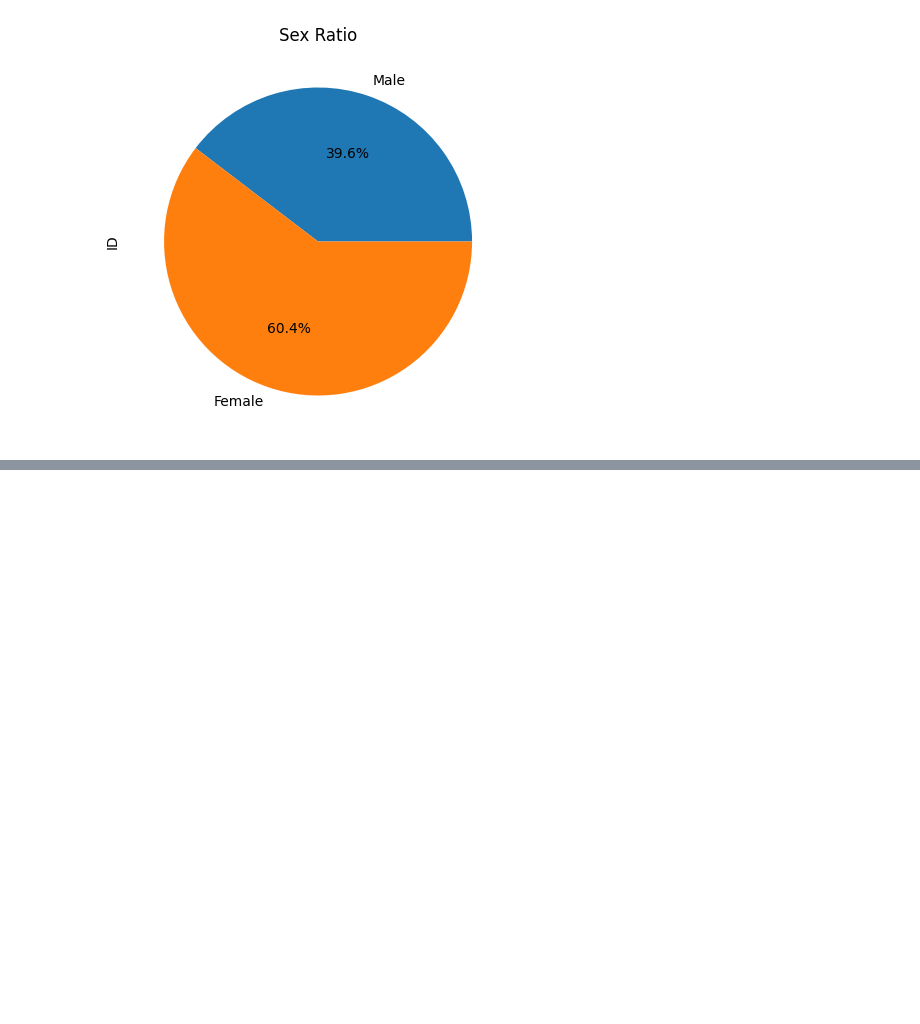
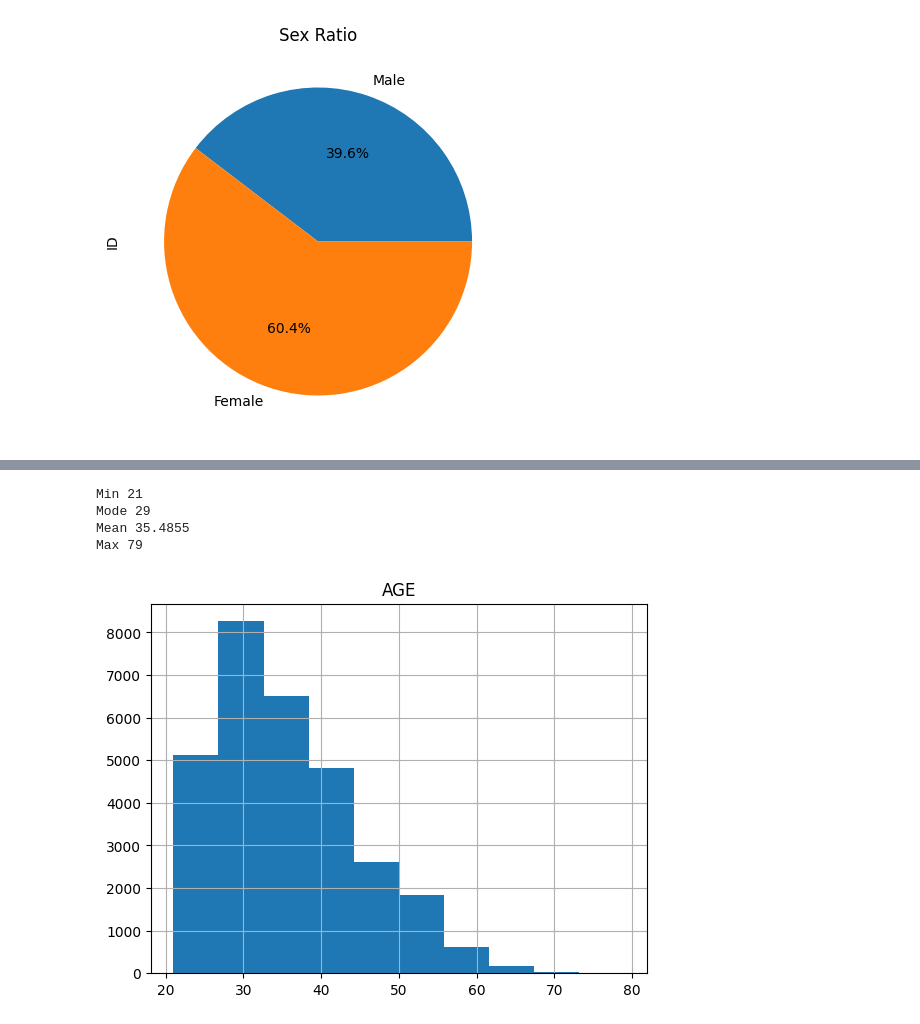
Before and after one commit to actlyong/DataScience, a Jupyter notebook: credit_scoring_model/credit_scoring_model.ipynb, the cells around one changed output, grey strips where cells are left out. Drawn from its saved outputs; the diff is of its cells as text; code cells hidden in the pictures; blank space fills up the shorter version.

```diff
--- a/credit_scoring_model/credit_scoring_model.ipynb
+++ b/credit_scoring_model/credit_scoring_model.ipynb
@@ -133,0 +156,14 @@ sex \
+# %%
+#AGE: Age in years
+
+df.hist(column='AGE',bins=10) #Age is in range [21, 79]
+print(f"Min {df['AGE'].min()}")# Min
+print(f"Mode { df['AGE'].mode()[0]}")
+print(f"Mean { df['AGE'].mean() }")# Mean
+print(f"Max {df['AGE'].max()}")# Max
+# %% [output]
+Min 21
+Mode 29
+Mean 35.4855
+Max 79
+[figure, added]
```
Also changed, not shown: parts of 11 cells of this notebook.
